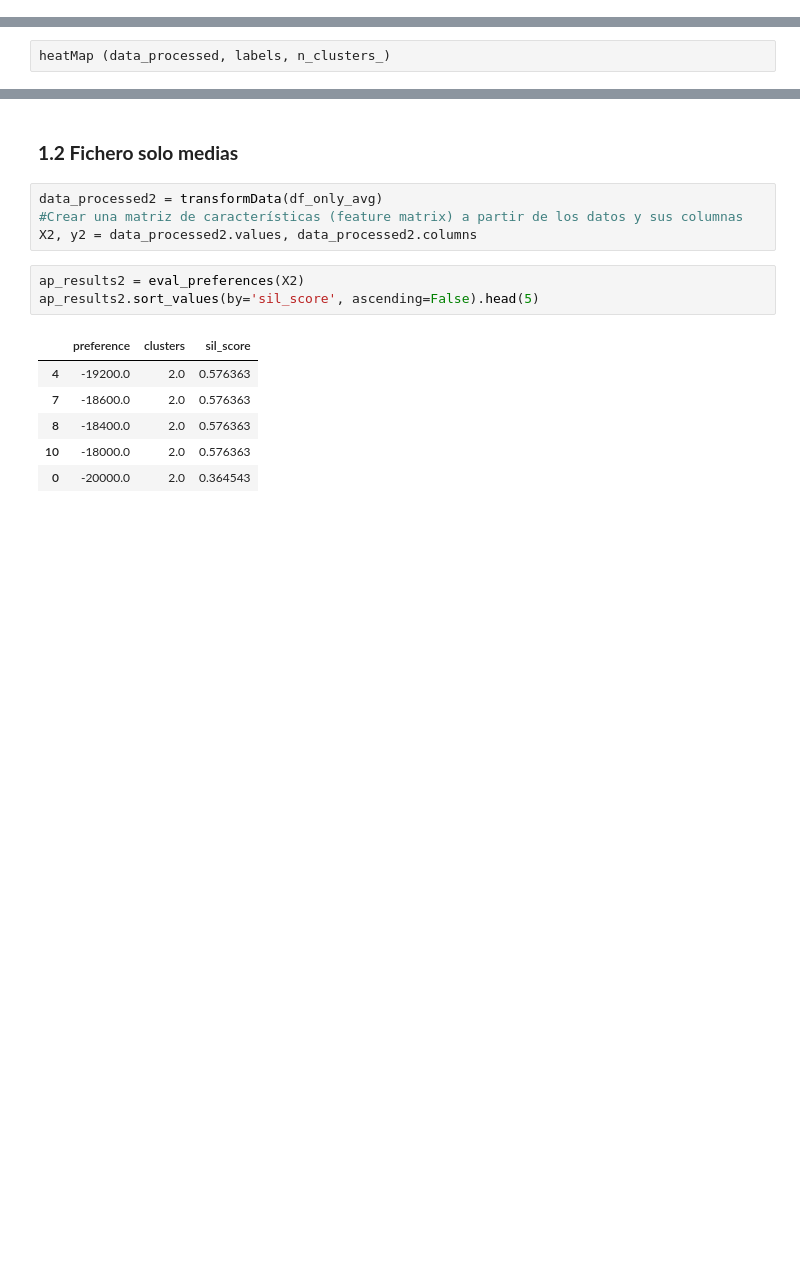
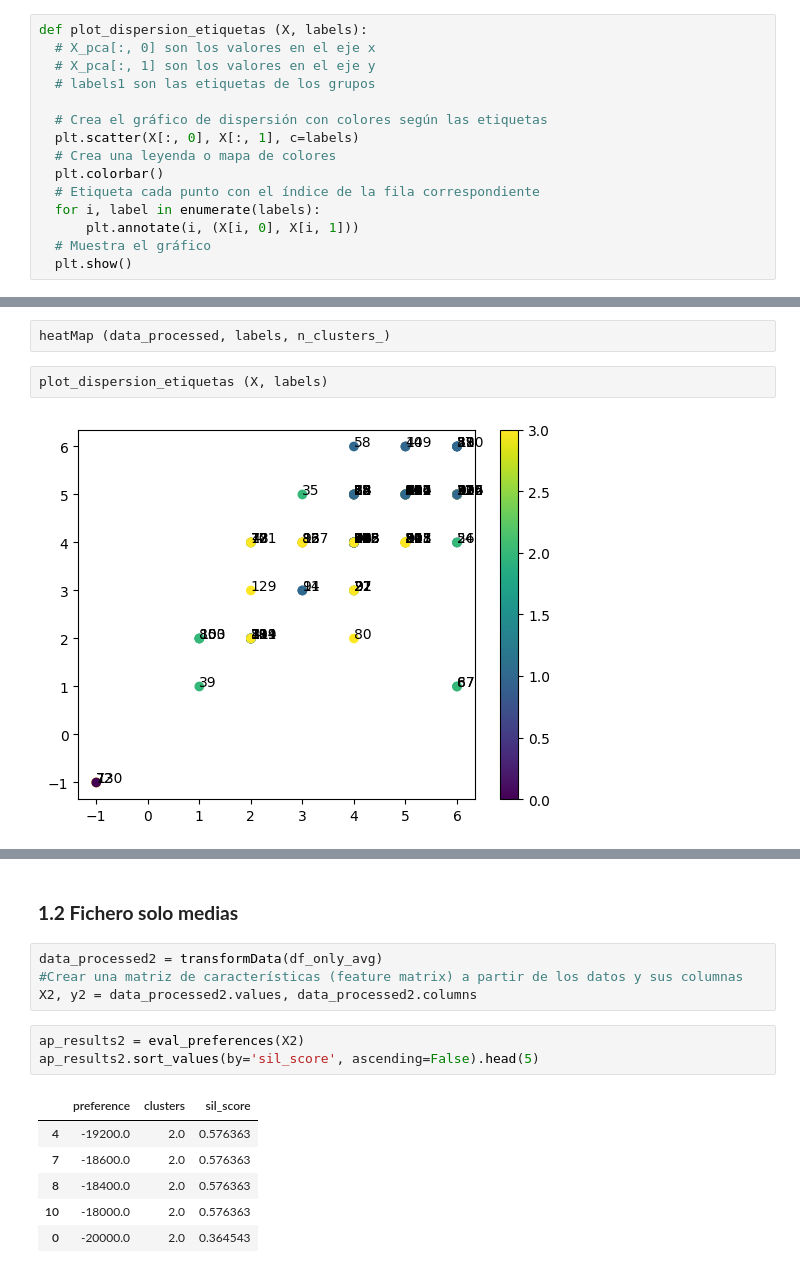
Before and after one commit to mbaroja/TFM, a Jupyter notebook: AffinityPropagation.ipynb, the cells around one changed output, grey strips where cells are left out. Drawn from its saved outputs; the diff is of its cells as text; blank space fills up the shorter version.

```diff
--- a/AffinityPropagation.ipynb
+++ b/AffinityPropagation.ipynb
@@ -107,0 +111,15 @@ def heatMap (data_processed, labels, n_clusters_):
+# %%
+def plot_dispersion_etiquetas (X, labels):
+  # X_pca[:, 0] son los valores en el eje x
+  # X_pca[:, 1] son los valores en el eje y
+  # labels1 son las etiquetas de los grupos
+
+  # Crea el gráfico de dispersión con colores según las etiquetas
+  plt.scatter(X[:, 0], X[:, 1], c=labels)
+  # Crea una leyenda o mapa de colores
+  plt.colorbar()
+  # Etiqueta cada punto con el índice de la fila correspondiente
+  for i, label in enumerate(labels):
+      plt.annotate(i, (X[i, 0], X[i, 1]))
+  # Muestra el gráfico
+  plt.show()
@@ -169,2 +218,6 @@ Silhouette Coefficient: 0.543
 # %%
 heatMap (data_processed, labels, n_clusters_)
+# %%
+plot_dispersion_etiquetas (X, labels)
+# %% [output]
+[figure, added]
```
Also changed, not shown: parts of 9 cells of this notebook.
